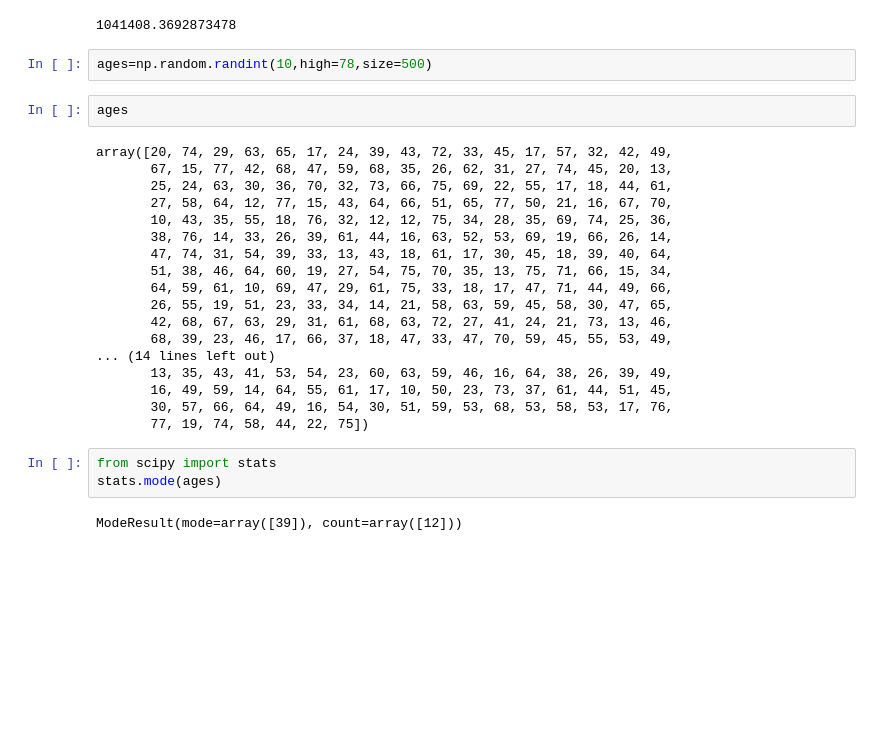
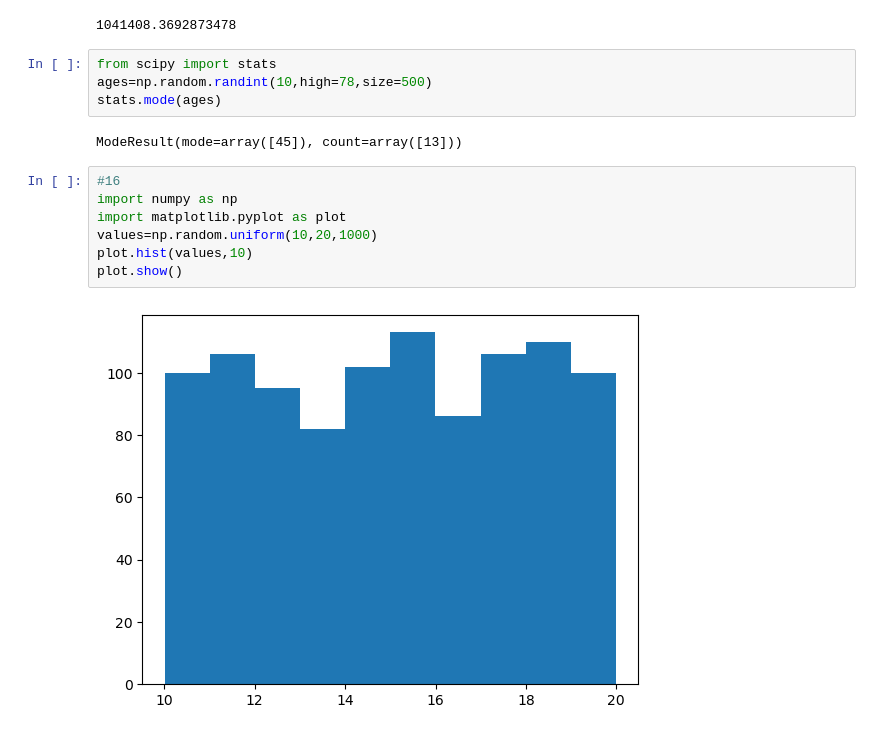
Before and after one commit to MaryamAgt80/Artificial_intelligence, a Jupyter notebook: prace.ipynb, the cells around one changed output. Saved outputs shown, nothing was run; the diff lists cells and outputs as text; blank space fills up the shorter version.

```diff
--- a/prace.ipynb
+++ b/prace.ipynb
@@ -17,30 +17,18 @@ numbers.std()
 numbers.var()
 # %% [output]
 1041408.3692873478
-# %%
-ages=np.random.randint(10,high=78,size=500)
-# %%
-ages
-# %% [output]
-array([20, 74, 29, 63, 65, 17, 24, 39, 43, 72, 33, 45, 17, 57, 32, 42, 49,
-       67, 15, 77, 42, 68, 47, 59, 68, 35, 26, 62, 31, 27, 74, 45, 20, 13,
-       25, 24, 63, 30, 36, 70, 32, 73, 66, 75, 69, 22, 55, 17, 18, 44, 61,
-       27, 58, 64, 12, 77, 15, 43, 64, 66, 51, 65, 77, 50, 21, 16, 67, 70,
-       10, 43, 35, 55, 18, 76, 32, 12, 12, 75, 34, 28, 35, 69, 74, 25, 36,
-       38, 76, 14, 33, 26, 39, 61, 44, 16, 63, 52, 53, 69, 19, 66, 26, 14,
-       47, 74, 31, 54, 39, 33, 13, 43, 18, 61, 17, 30, 45, 18, 39, 40, 64,
-       51, 38, 46, 64, 60, 19, 27, 54, 75, 70, 35, 13, 75, 71, 66, 15, 34,
-       64, 59, 61, 10, 69, 47, 29, 61, 75, 33, 18, 17, 47, 71, 44, 49, 66,
-       26, 55, 19, 51, 23, 33, 34, 14, 21, 58, 63, 59, 45, 58, 30, 47, 65,
-       42, 68, 67, 63, 29, 31, 61, 68, 63, 72, 27, 41, 24, 21, 73, 13, 46,
-       68, 39, 23, 46, 17, 66, 37, 18, 47, 33, 47, 70, 59, 45, 55, 53, 49,
-... (14 lines left out)
-       13, 35, 43, 41, 53, 54, 23, 60, 63, 59, 46, 16, 64, 38, 26, 39, 49,
-       16, 49, 59, 14, 64, 55, 61, 17, 10, 50, 23, 73, 37, 61, 44, 51, 45,
-       30, 57, 66, 64, 49, 16, 54, 30, 51, 59, 53, 68, 53, 58, 53, 17, 76,
-       77, 19, 74, 58, 44, 22, 75])
 # %%
 from scipy import stats
+ages=np.random.randint(10,high=78,size=500)
 stats.mode(ages)
 # %% [output]
-ModeResult(mode=array([39]), count=array([12]))
+ModeResult(mode=array([45]), count=array([13]))
+# %%
+#16
+import numpy as np
+import matplotlib.pyplot as plot
+values=np.random.uniform(10,20,1000)
+plot.hist(values,10)
+plot.show()
+# %% [output]
+[figure, added]
```
Also changed, not shown: parts of 9 cells of this notebook, 4 other files.
